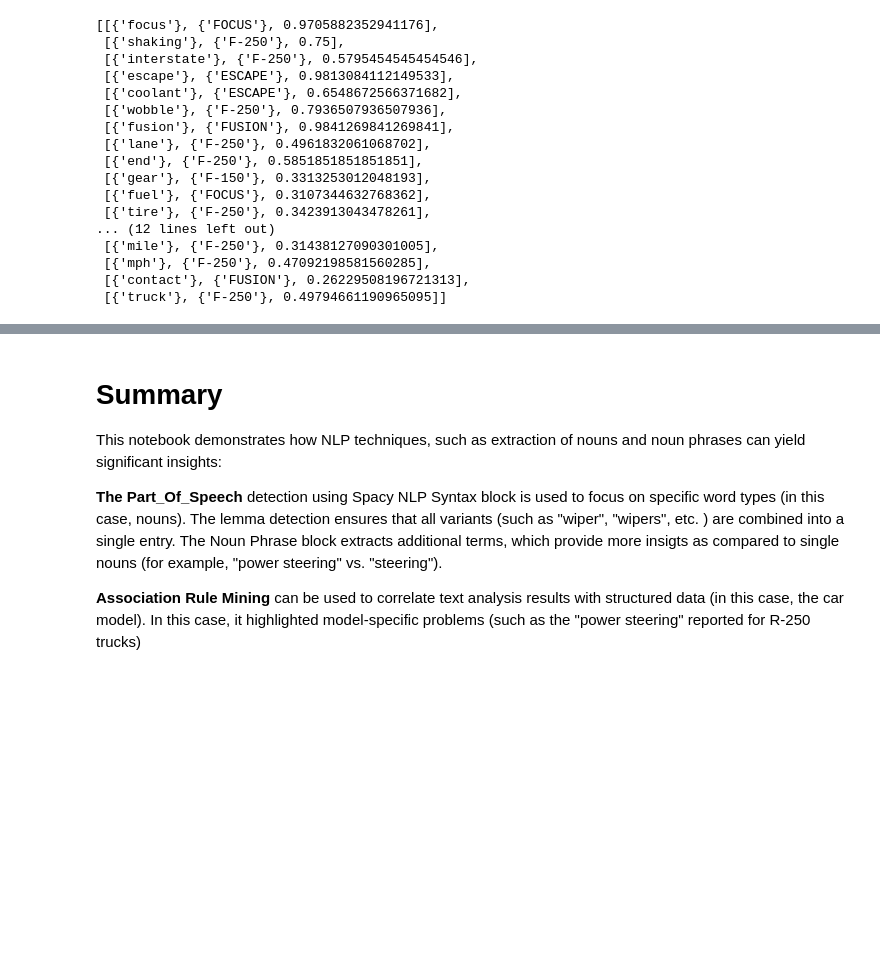
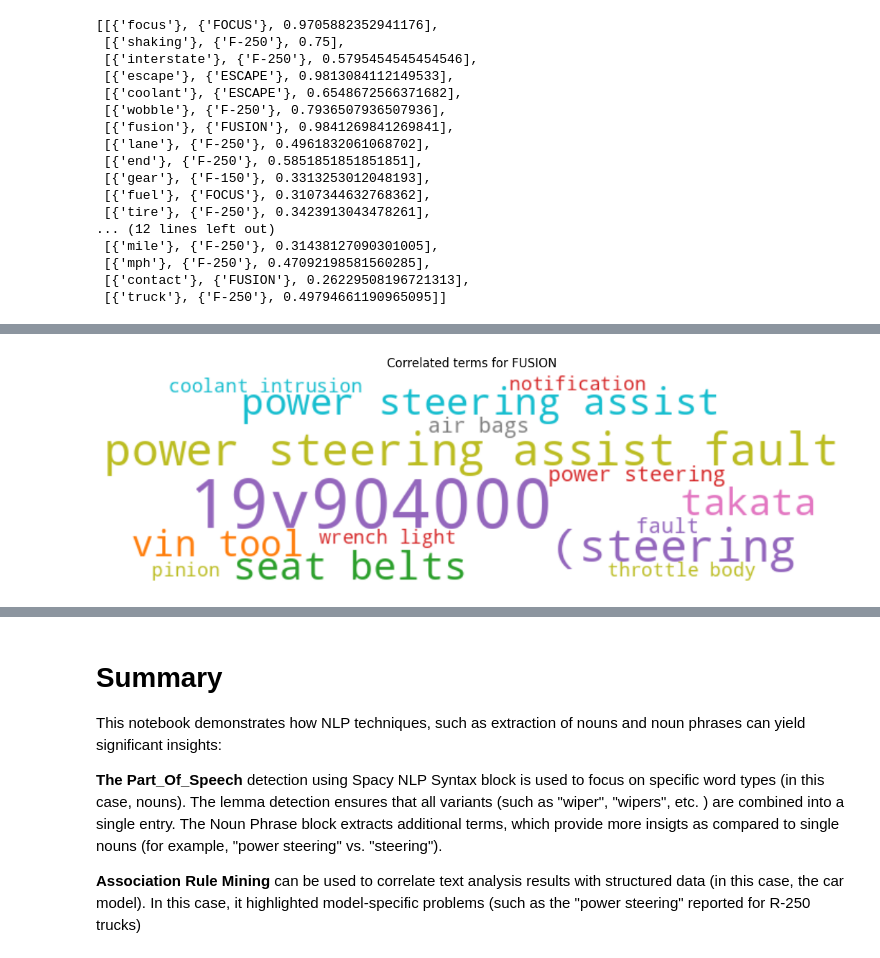
Before and after one commit to capofwesh20/Analysis-of-NHTSA-complaints, a Jupyter notebook: Associative_Mining.ipynb, the cells around one changed output, grey strips where cells are left out. Cells and saved outputs as stored; diff of their text form; code cells hidden in the pictures; blank space fills up the shorter version.

```diff
--- a/Associative_Mining.ipynb
+++ b/Associative_Mining.ipynb
@@ -353,0 +350,4 @@ show_rules_for_model(np_rules, 'F-250')
+# %%
+show_rules_for_model(np_rules, 'FUSION')
+# %% [output]
+[figure, added]
```
Also changed, not shown: parts of 6 cells of this notebook.
